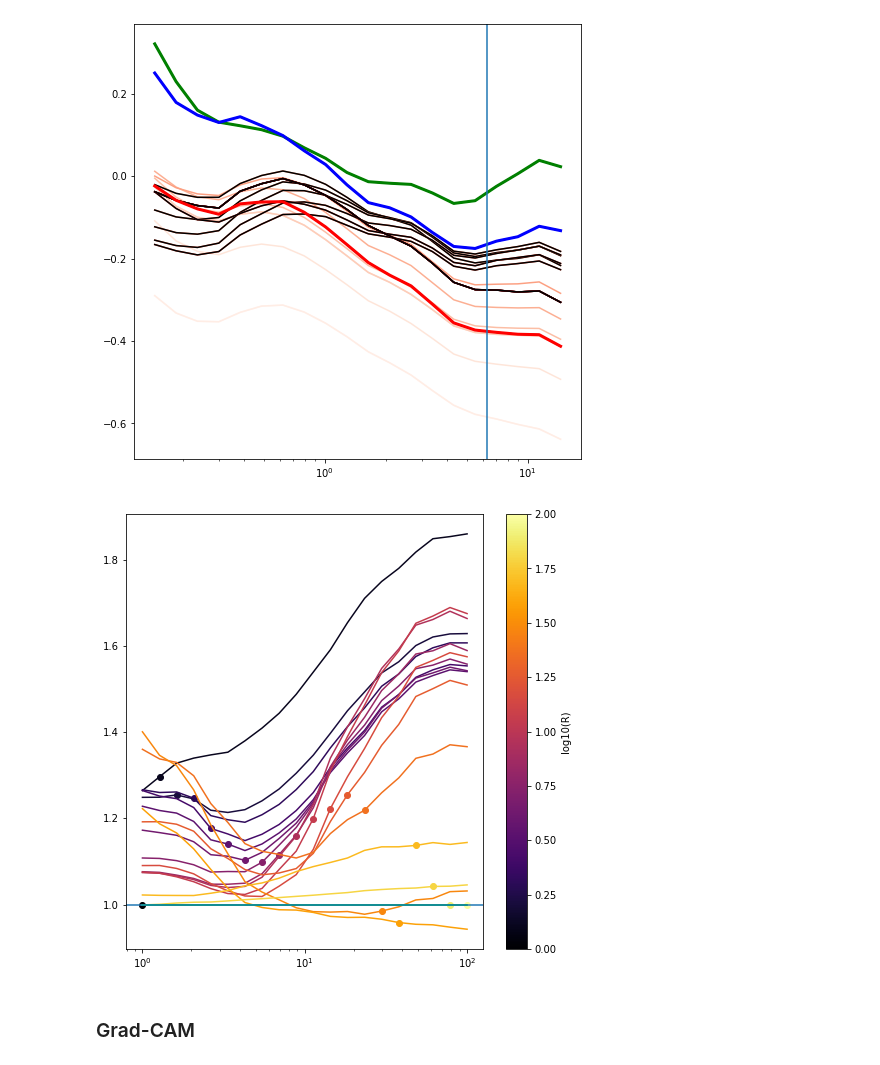
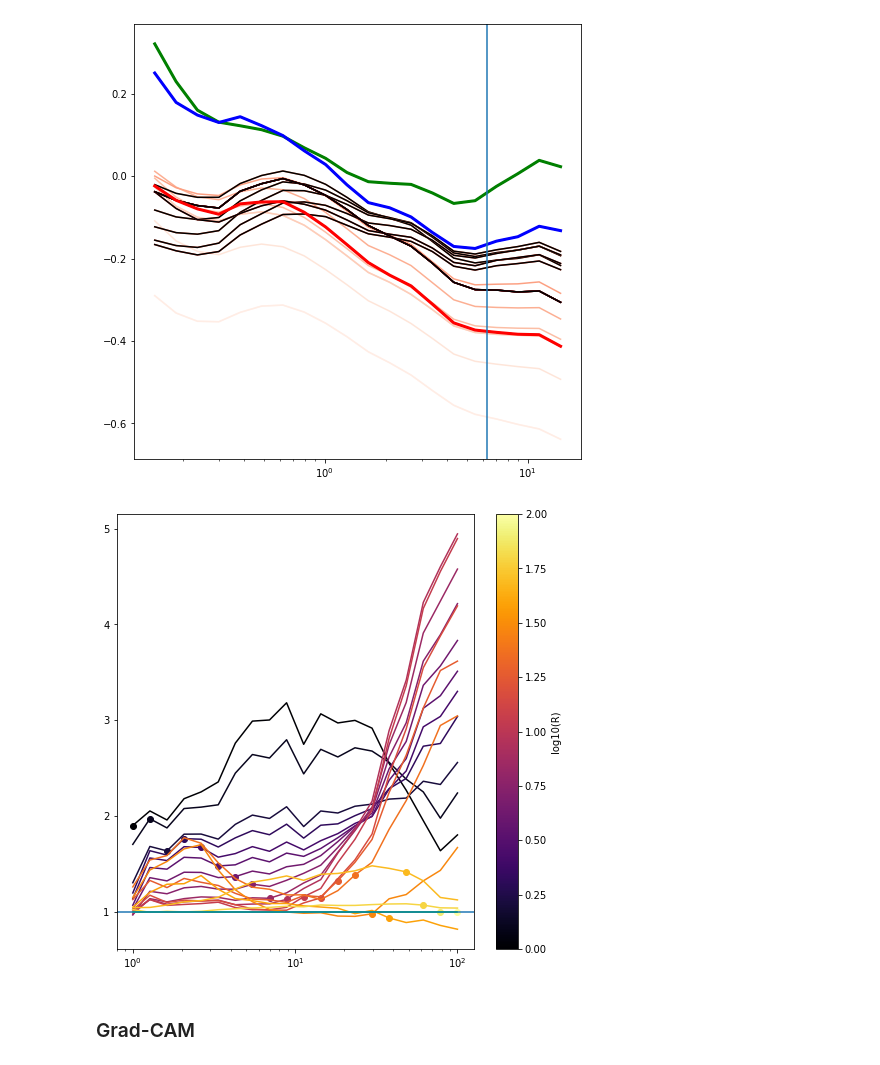
Before and after one commit to Martindelosrios/MaDaMe, a Jupyter notebook: codes/CNNs.ipynb, the cells around one changed output. Cells and saved outputs as stored; diff of their text form; code cells hidden in the pictures.

Commit message:
some new plots

```diff
--- a/codes/CNNs.ipynb
+++ b/codes/CNNs.ipynb
@@ -1341,12 +1355,14 @@ plt.colorbar(sm, label='log10(R)')
 [figure]
 # %% [markdown]
 ### Masked analysis
+# %%
+FoV = 17.2 # Arc minutes
+pix_size_arcsec = 17.2 * (60) / 128 # Pixel size in arcsec
+pix_size_rad = pix_size_arcsec / 3600 * (np.pi / 180) # Pixel size in radians
 # %%
 nimg = 0
-ch = 0
 x, y = np.ogrid[:128, :128]
 
-nbin = 11
 masked_mass_predictions = []
 masked_size_list = []
 
@@ -1354,7 +1370,7 @@ for nbin in range(21):
     x_testset_masked = np.zeros_like(x_testset)
     masked_size_aux = []
     for nimg in range(test_size):
-        for ch in range(8):
+        for ch in range(nch):
             if nbin == 20:
                 mask = (x - 64)**2 + (y - 64)**2 <= int(10000 / (properties[test_ind[nimg],17] * 1e3) / pix_size_rad)**2
             else:
@@ -1441,7 +1457,8 @@ masked_M_pred.shape
 # %% [output]
 (298, 20)
 # %%
-aux_pred = masked_mass_predictions[15]
+imask = 18
+aux_pred = masked_mass_predictions[imask]
 fig, ax = plt.subplots(5,4, figsize = (18,18))
 
 for i in range(5):
@@ -1455,4 +1472,6 @@ for i in range(5):
 
         ax[i,j].text(0.1,0.8,'MSE = {:.3f}'.format(mean_squared_error(np.log10(M_real[:,i*4+j]), np.log10(aux_pred[:,i*4+j]))), transform = ax[i,j].transAxes)
         ax[i,j].text(0.1,0.9,'R < {:.2f} [kPc]'.format(R_bins[i*4+j]), transform = ax[i,j].transAxes)
+
+plt.savefig('../graphs/RealVSPred_' + name + f'_mask_{R_bins[imask]}.pdf')
 # %% [output]
@@ -1460,5 +1479,5 @@ for i in range(5):
 # %%
-r = np.zeros_like(aux_pred)
+r = np.zeros_like(masked_mass_predictions[15])
 for i in range(len(test_ind)):
     r[i,:] = R_bins / properties[test_ind[i], 13]
 
@@ -1572,41 +1591,49 @@ plt.xscale('log')
 # %%
 cmap = plt.get_cmap('inferno')
 norm = Normalize(vmin=0, vmax=2)
 
 # Usar cmap con valores normalizados
 color = cmap(norm(np.log10(R_bins)))
 
 fig,ax = plt.subplots(1,1, figsize = (8,8))
 
 
 for i in range(len(masked_mass_predictions)):
-    y_predicted_masked = (np.log10(masked_mass_predictions[i]) - min_y) / (max_y - min_y)
-    mse_masked = np.sqrt(mean_squared_error(y_testset, y_predicted_masked, multioutput = 'raw_values')) # np.sqrt(np.sum((y_testset - y_predicted)**2, axis = 0) / len(y_testset))
-    std_masked = np.sqrt(np.std((y_testset - y_predicted_masked)**2, axis = 0))
+    #y_predicted_masked = (np.log10(masked_mass_predictions[i]) - min_y) / (max_y - min_y)
+    #mse_masked = np.sqrt(mean_squared_error(y_testset, y_predicted_masked, multioutput = 'raw_values')) # np.sqrt(np.sum((y_testset - y_predicted)**2, axis = 0) / len(y_testset))
+    #std_masked = np.sqrt(np.std((y_testset - y_predicted_masked)**2, axis = 0))
 
+    aux_pred = masked_mass_predictions[i]
+    aux_pred = (np.log10(aux_pred) - min_y) / (max_y - min_y)
+
+    bins, bin_centers, mse_masked, std, p10, p16, p50, p84, p90 = binned_MSE(r, (aux_pred - y_testset)**2)
     if  i < 20:
         ax.plot(R_bins, mse_masked / mse, color = cmap(norm(np.log10(R_bins[i]))))
         ax.scatter(R_bins[i], mse_masked[i] / mse[i], color = cmap(norm(np.log10(R_bins[i]))))
 sm = plt.cm.ScalarMappable(cmap=cmap, norm=norm)
 sm.set_array([])
 plt.colorbar(sm, label='log10(R)', ax = ax)
 
 #ax.plot(R_bins, mse, color = 'coral', label = 'New', lw = 3)
 
 #ax.set_ylabel('$\sqrt{ <\\frac{(M_{Re} - M_{PR})^2}{N}> }$', fontsize = 15)
 ax.set_xscale('log')
 #ax.legend()
 ax.axhline(y=1)
 
-y_predicted_masked = (np.log10(masked_mass_predictions[20]) - min_y) / (max_y - min_y)
-mse_masked = np.sqrt(mean_squared_error(y_testset, y_predicted_masked, multioutput = 'raw_values')) # np.sqrt(np.sum((y_testset - y_predicted)**2, axis = 0) / len(y_testset))
-std_masked = np.sqrt(np.std((y_testset - y_predicted_masked)**2, axis = 0))
+#y_predicted_masked = (np.log10(masked_mass_predictions[20]) - min_y) / (max_y - min_y)
+#mse_masked = np.sqrt(mean_squared_error(y_testset, y_predicted_masked, multioutput = 'raw_values')) # np.sqrt(np.sum((y_testset - y_predicted)**2, axis = 0) / len(y_testset))
+#std_masked = np.sqrt(np.std((y_testset - y_predicted_masked)**2, axis = 0))
+
+aux_pred = masked_mass_predictions[20]
+aux_pred = (np.log10(aux_pred) - min_y) / (max_y - min_y)
+bins, bin_centers, mse_masked, std, p10, p16, p50, p84, p90 = binned_MSE(r, (aux_pred - y_testset)**2)
 
 ax.plot(R_bins, mse_masked / mse, color = 'darkcyan')
 
-#plt.savefig('../graphs/masked_results.pdf')
+plt.savefig('../graphs/masked_results_' + name + '.pdf')
 # %% [output]
-[figure, old version]
+[figure, new version]
 # %% [markdown]
 ### Grad-CAM
 # %%
```
Also changed, not shown: parts of 13 cells of this notebook.
